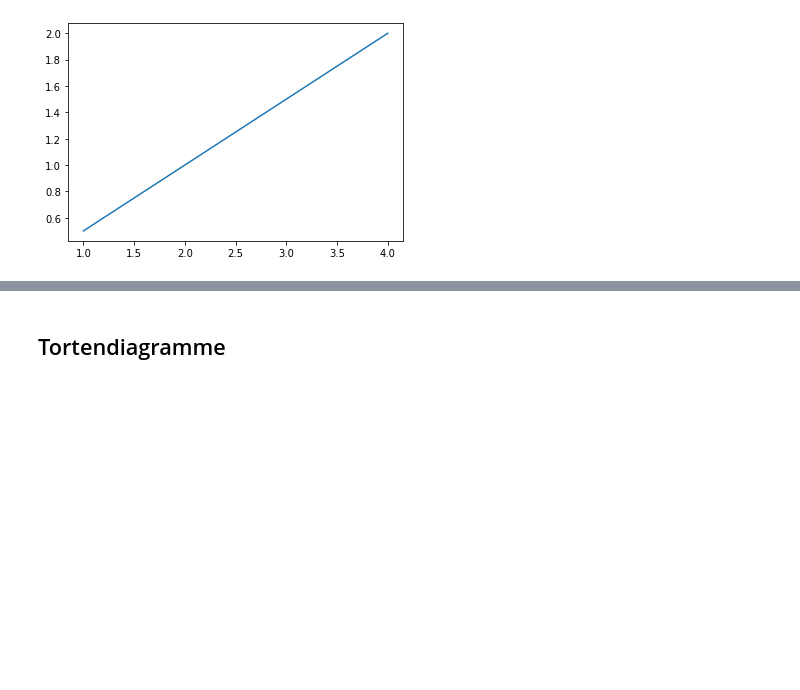
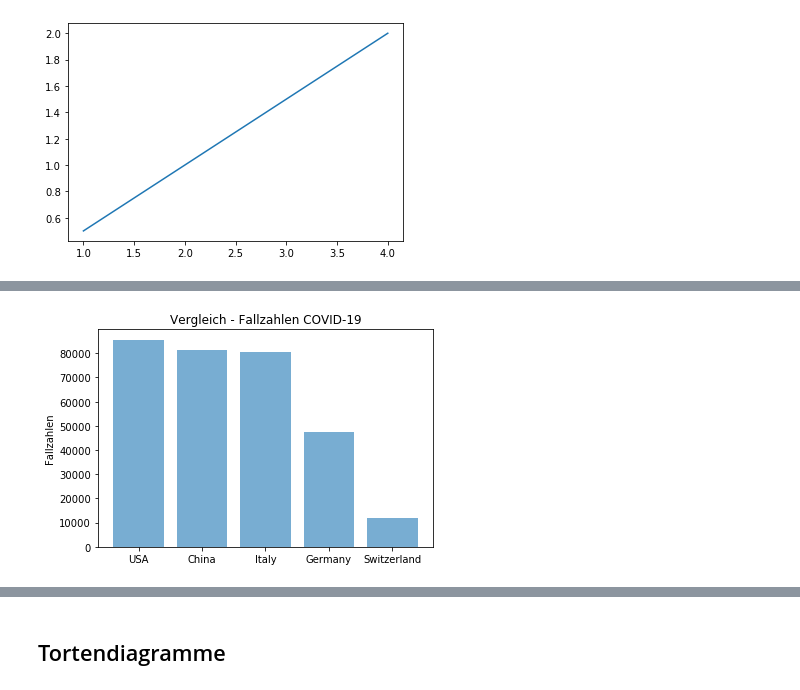
Before and after one commit to SwitzerChees/anpy, a Jupyter notebook: 2_matplotlib/notebook/matplotlib.ipynb, the cells around one changed output, grey strips where cells are left out. Saved outputs shown, nothing was run; the diff lists cells and outputs as text; code cells hidden in the pictures; blank space fills up the shorter version.

```diff
--- a/2_matplotlib/notebook/matplotlib.ipynb
+++ b/2_matplotlib/notebook/matplotlib.ipynb
@@ -149,0 +152,23 @@ plt.show()
+# %%
+# Titel und y-Achse beschriften
+plt.title('Vergleich - Fallzahlen COVID-19')
+plt.ylabel('Fallzahlen')
+
+countryfilter = ['Switzerland', 'Italy', 'China', 'Germany', 'USA']
+
+response = requests.get('https://coronavirus-19-api.herokuapp.com/countries')
+countries = json.loads(response.content)
+# JSON Hashtable filtern nach gesuchten Ländern
+countries = [c for c in countries if c['country'] in countryfilter]
+
+# Gefundene Länder absteigend sortieren
+countries.sort(key=lambda c: c['cases'], reverse=True)
+
+countrynames = [c['country'] for c in countries]
+countrycases = [c['cases'] for c in countries]
+
+plt.bar(countrynames, countrycases, alpha=0.6)
+
+plt.show()
+# %% [output]
+[figure, added]
```
Also changed, not shown: parts of 13 cells of this notebook.
